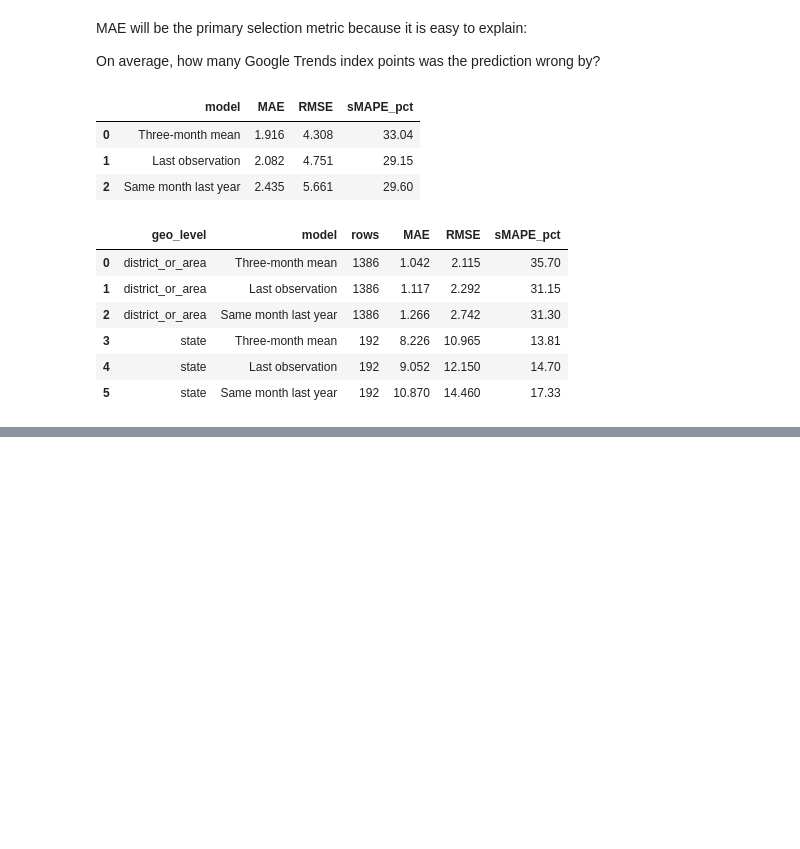
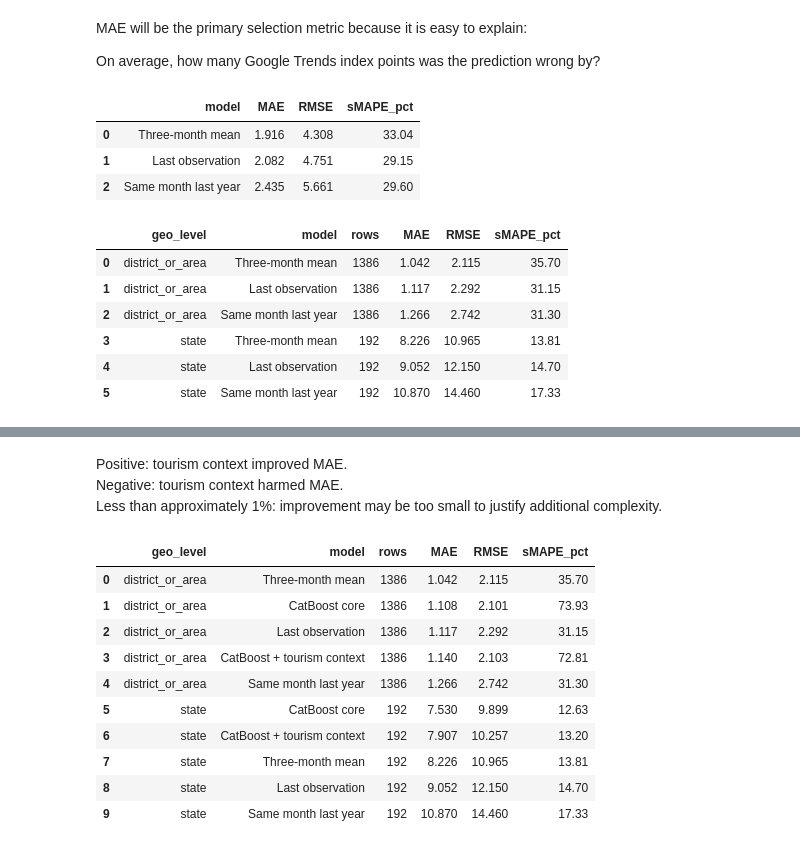
Before and after one commit to Nadsyuhamus/Databladez_Tourism, a Jupyter notebook: 01_data_audit.ipynb, the cells around one changed output, grey strips where cells are left out. Saved outputs shown, nothing was run; the diff lists cells and outputs as text; code cells hidden in the pictures; blank space fills up the shorter version.

```diff
--- a/01_data_audit.ipynb
+++ b/01_data_audit.ipynb
@@ -1281,0 +1777,12 @@ display(
+# %%
+enhanced_validation_predictions = (
+    enhanced_model.predict(
+        validation_pool_enhanced
+    )
+)
+
+enhanced_validation_predictions = np.clip(
+    enhanced_validation_predictions,
+    0,
+    100,
+)
@@ -1281,0 +1852,65 @@ display(
+# %% [markdown]
+Positive: tourism context improved MAE.\
+Negative: tourism context harmed MAE.\
+Less than approximately 1%: improvement may be too small to justify additional complexity.
+# %%
+context_geo_results = []
+
+validation_evaluation[
+    "enhanced_prediction"
+] = enhanced_validation_predictions
+
+for geo_level, group in (
+    validation_evaluation.groupby("geo_level")
+):
+    metrics = calculate_metrics(
+        group[target_column],
+        group["enhanced_prediction"],
+    )
+
+    context_geo_results.append({
+        "geo_level": geo_level,
+        "model":
+            "CatBoost + tourism context",
+        "rows": len(group),
+        **metrics,
+    })
+
+context_geo_results = pd.DataFrame(
+    context_geo_results
+)
+
+complete_geo_comparison = (
+    pd.concat(
+        [
+            baseline_geo_results,
+            core_geo_results,
+            context_geo_results,
+        ],
+        ignore_index=True,
+    )
+    .sort_values(
+        ["geo_level", "MAE"]
+    )
+    .reset_index(drop=True)
+)
+
+display(
+    complete_geo_comparison.style.format({
+        "MAE": "{:.3f}",
+        "RMSE": "{:.3f}",
+        "sMAPE_pct": "{:.2f}",
+    })
+)
+# %% [output]
+|  | geo_level | model | rows | MAE | RMSE | sMAPE_pct |
+| 0 | district_or_area | Three-month mean | 1386 | 1.042 | 2.115 | 35.70 |
+| 1 | district_or_area | CatBoost core | 1386 | 1.108 | 2.101 | 73.93 |
+| 2 | district_or_area | Last observation | 1386 | 1.117 | 2.292 | 31.15 |
+| 3 | district_or_area | CatBoost + tourism context | 1386 | 1.140 | 2.103 | 72.81 |
+| 4 | district_or_area | Same month last year | 1386 | 1.266 | 2.742 | 31.30 |
+| 5 | state | CatBoost core | 192 | 7.530 | 9.899 | 12.63 |
+| 6 | state | CatBoost + tourism context | 192 | 7.907 | 10.257 | 13.20 |
+| 7 | state | Three-month mean | 192 | 8.226 | 10.965 | 13.81 |
+| 8 | state | Last observation | 192 | 9.052 | 12.150 | 14.70 |
+| 9 | state | Same month last year | 192 | 10.870 | 14.460 | 17.33 |
```
Also changed, not shown: parts of 24 cells of this notebook.
